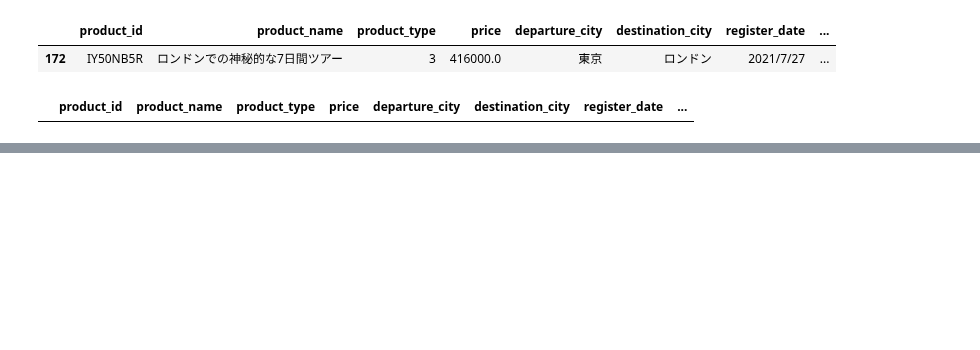
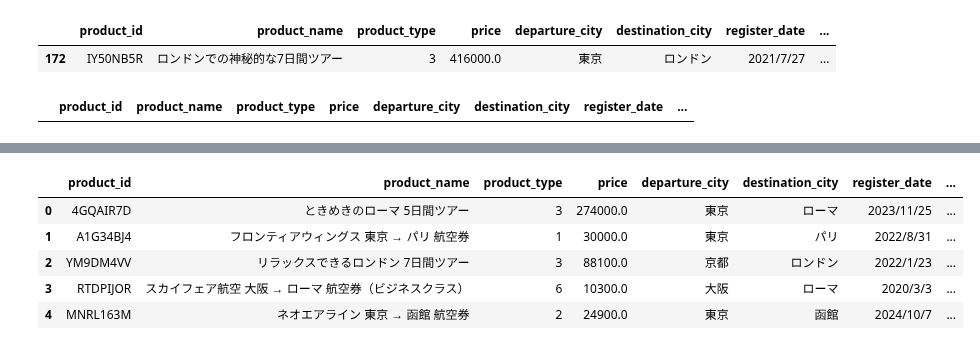
Before and after one commit to maton369/Data_Preprocessing_For_Data_Analyze, a Jupyter notebook: code/05_sort_filter.ipynb, the cells around one changed output, grey strips where cells are left out. Drawn from its saved outputs; the diff is of its cells as text; code cells hidden in the pictures; blank space fills up the shorter version.

```diff
--- a/code/05_sort_filter.ipynb
+++ b/code/05_sort_filter.ipynb
@@ -283,0 +296,13 @@ df_london_end
+# %%
+# インデックスあり
+# ランダムに100行を選択
+sampled_df_2 = df.sample(n=100).reset_index(drop=True)
+
+sampled_df_2.head()
+# %% [output]
+|  | product_id | product_name | product_type | price | departure_city | destination_city | register_date | ... |
+| 0 | 4GQAIR7D | ときめきのローマ 5日間ツアー | 3 | 274000.0 | 東京 | ローマ | 2023/11/25 | ... |
+| 1 | A1G34BJ4 | フロンティアウィングス 東京 → パリ 航空券 | 1 | 30000.0 | 東京 | パリ | 2022/8/31 | ... |
+| 2 | YM9DM4VV | リラックスできるロンドン 7日間ツアー | 3 | 88100.0 | 京都 | ロンドン | 2022/1/23 | ... |
+| 3 | RTDPIJOR | スカイフェア航空 大阪 → ローマ 航空券（ビジネスクラス） | 6 | 10300.0 | 大阪 | ローマ | 2020/3/3 | ... |
+| 4 | MNRL163M | ネオエアライン 東京 → 函館 航空券 | 2 | 24900.0 | 東京 | 函館 | 2024/10/7 | ... |
```
Also changed, not shown: parts of 4 cells of this notebook.
